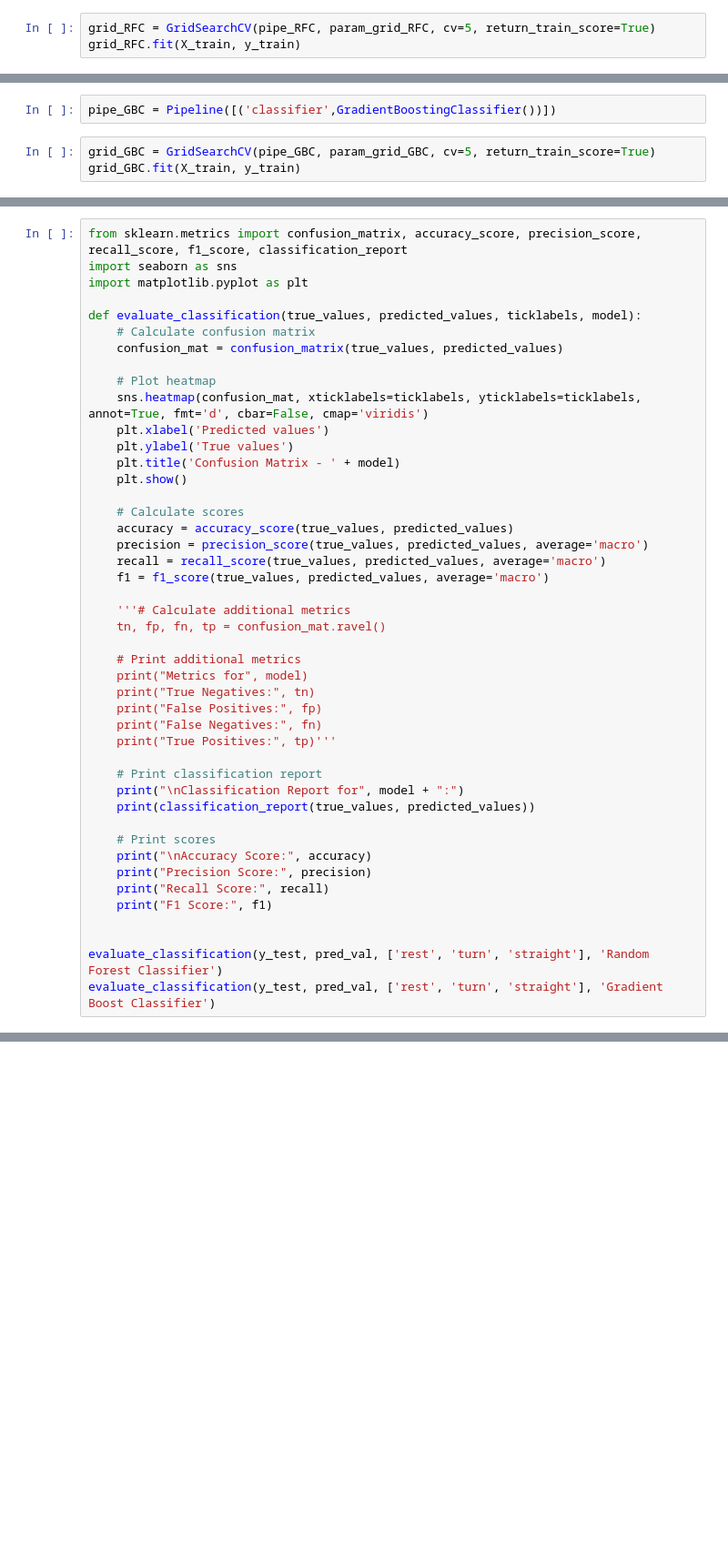
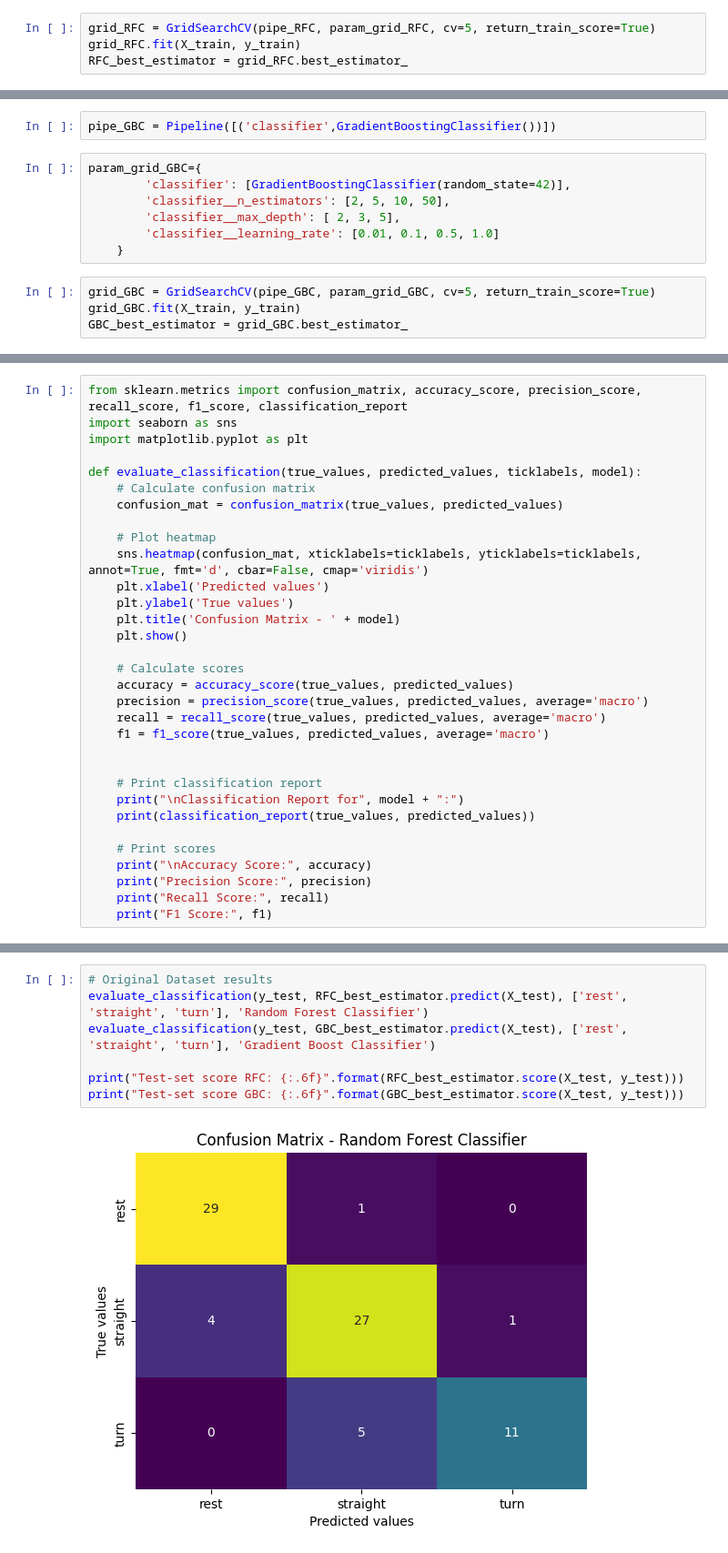
Before and after one commit to sauravuprety21/enel682-proj, a Jupyter notebook: Ensemble.ipynb, the cells around one changed output, grey strips where cells are left out. Shown at 91% size. Drawn from its saved outputs; the diff is of its cells as text; blank space fills up the shorter version.

Commit message:
Update Ensemble.ipynb
Ensemble code with all 3 datasets implemented, needs further looking into for 3rd dataset results
Partial comments made

```diff
--- a/Ensemble.ipynb
+++ b/Ensemble.ipynb
@@ -51,3 +107,4 @@ pipe_RFC = Pipeline([('classifier',RandomForestClassifier())])
 # %%
 grid_RFC = GridSearchCV(pipe_RFC, param_grid_RFC, cv=5, return_train_score=True)
 grid_RFC.fit(X_train, y_train)
+RFC_best_estimator = grid_RFC.best_estimator_
@@ -77,5 +125,13 @@ Test set score: 0.85
 # %%
 pipe_GBC = Pipeline([('classifier',GradientBoostingClassifier())])
+# %%
+param_grid_GBC={
+        'classifier': [GradientBoostingClassifier(random_state=42)],
+        'classifier__n_estimators': [2, 5, 10, 50],
+        'classifier__max_depth': [ 2, 3, 5],
+        'classifier__learning_rate': [0.01, 0.1, 0.5, 1.0]
+    }
 # %%
 grid_GBC = GridSearchCV(pipe_GBC, param_grid_GBC, cv=5, return_train_score=True)
 grid_GBC.fit(X_train, y_train)
+GBC_best_estimator = grid_GBC.best_estimator_
@@ -147,15 +171,6 @@ def evaluate_classification(true_values, predicted_values, ticklabels, model):
     recall = recall_score(true_values, predicted_values, average='macro')
     f1 = f1_score(true_values, predicted_values, average='macro')
 
-    '''# Calculate additional metrics
-    tn, fp, fn, tp = confusion_mat.ravel()
-
-    # Print additional metrics
-    print("Metrics for", model)
-    print("True Negatives:", tn)
-    print("False Positives:", fp)
-    print("False Negatives:", fn)
-    print("True Positives:", tp)'''
 
     # Print classification report
     print("\nClassification Report for", model + ":")
@@ -166,7 +181,3 @@ def evaluate_classification(true_values, predicted_values, ticklabels, model):
     print("Precision Score:", precision)
     print("Recall Score:", recall)
     print("F1 Score:", f1)
-
-
-evaluate_classification(y_test, pred_val, ['rest', 'turn', 'straight'], 'Random Forest Classifier')
-evaluate_classification(y_test, pred_val, ['rest', 'turn', 'straight'], 'Gradient Boost Classifier')
@@ -207,0 +184,9 @@ F1 Score: 0.8009911173445535
+# %%
+# Original Dataset results
+evaluate_classification(y_test, RFC_best_estimator.predict(X_test), ['rest', 'straight', 'turn'], 'Random Forest Classifier')
+evaluate_classification(y_test, GBC_best_estimator.predict(X_test), ['rest', 'straight', 'turn'], 'Gradient Boost Classifier')
+
+print("Test-set score RFC: {:.6f}".format(RFC_best_estimator.score(X_test, y_test)))
+print("Test-set score GBC: {:.6f}".format(GBC_best_estimator.score(X_test, y_test)))
+# %% [output]
+[figure, added]
```
Also changed, not shown: parts of 36 cells of this notebook.
